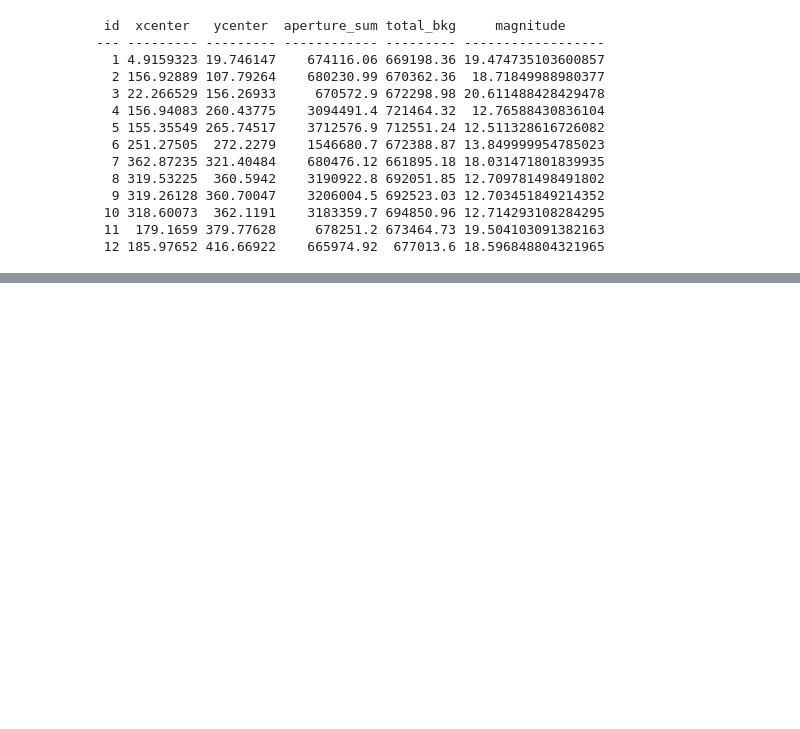
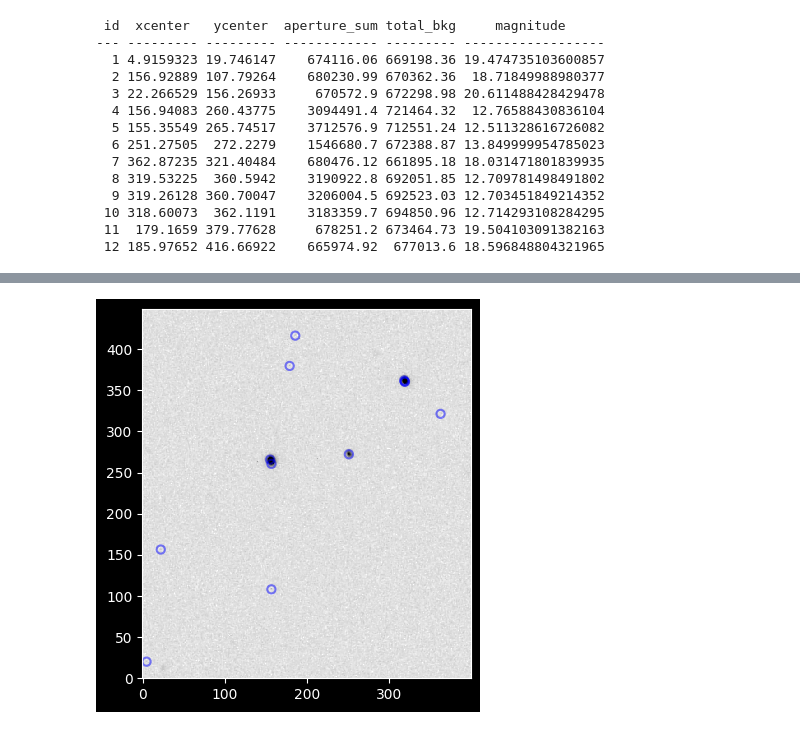
Before and after one commit to kybik0606/Digital-processing-of-astronomical-images-using-astronomical-libraries-for-Python, a Jupyter notebook: My-astro-project/notebooks/07-stars-detection.ipynb, the cells around one changed output, grey strips where cells are left out. Saved outputs shown, nothing was run; the diff lists cells and outputs as text; code cells hidden in the pictures; blank space fills up the shorter version.

```diff
--- a/My-astro-project/notebooks/07-stars-detection.ipynb
+++ b/My-astro-project/notebooks/07-stars-detection.ipynb
@@ -172,0 +201,10 @@ star_data.pprint(max_lines = -1, max_width = -1)
+# %%
+daofind = DAOStarFinder(fwhm = 3.0, threshold = 5.0*std)
+
+sources = daofind(section1_wo_bkg-median)
+
+for col in sources.colnames:
+    if col not in ('id', 'npix'):
+        sources[col].info.format = '%.2f'
+
+sources.pprint(max_width = 100)
@@ -172,0 +226,12 @@ star_data.pprint(max_lines = -1, max_width = -1)
+# %%
+positions = np.transpose((sources['xcentroid'], sources['ycentroid']))
+
+apertures = CircularAperture(positions, r = 5.0)
+
+norm = simple_norm(section1_wo_bkg, stretch='sqrt', percent=99.9)
+plt.imshow(section1_wo_bkg, cmap='Greys', origin='lower', norm=norm, interpolation='nearest')
+
+apertures.plot(color = 'blue', lw = 1.5, alpha = 0.5)
+plt.show()
+# %% [output]
+[figure, added]
```
Also changed, not shown: parts of 9 cells of this notebook.
